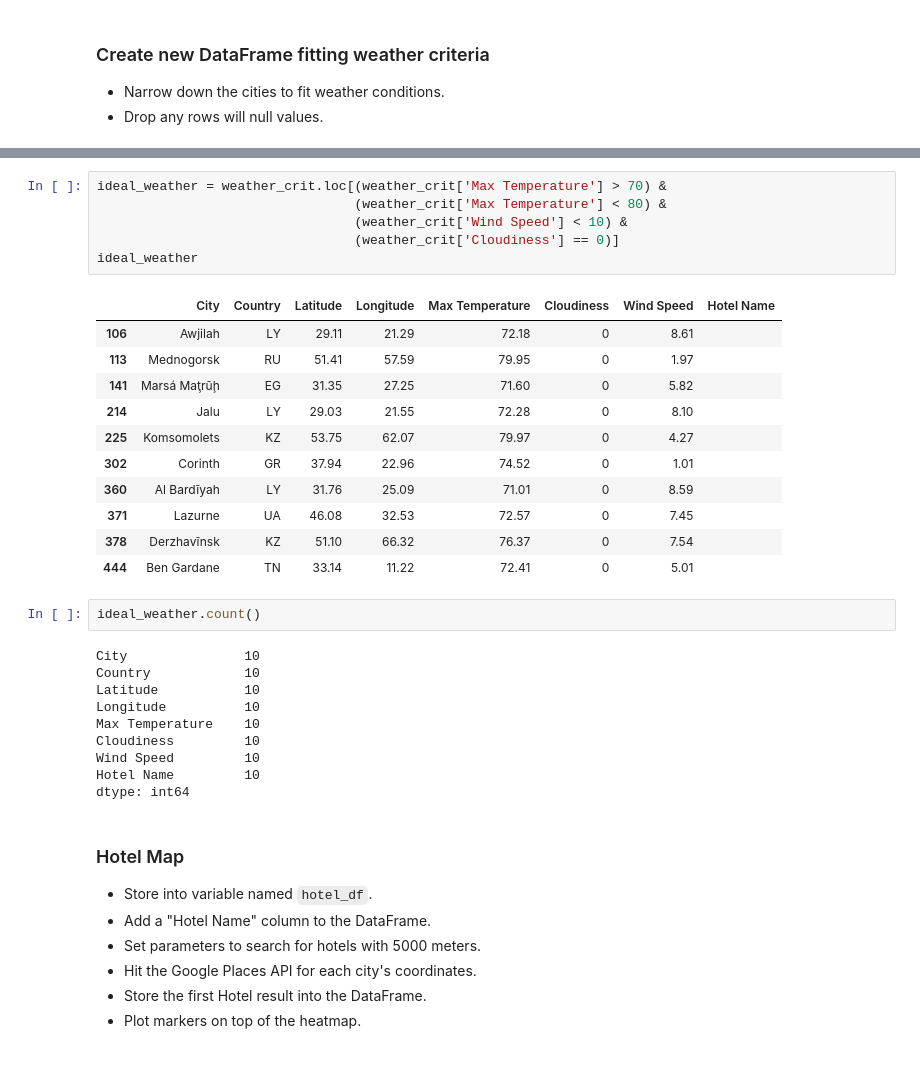
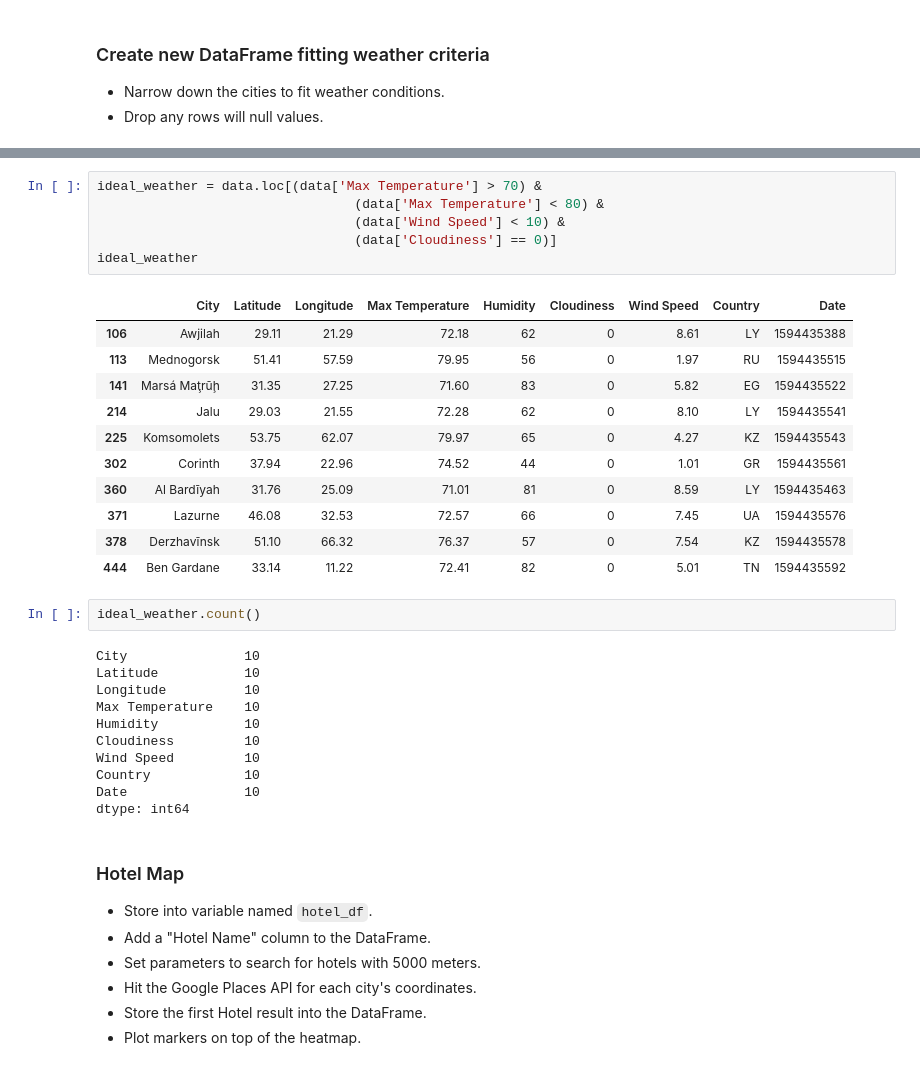
Before and after one commit to minerva-b/Python-API-Challenge, a Jupyter notebook: VacationPy/VacationPy.ipynb, the cells around one changed output, grey strips where cells are left out. Drawn from its saved outputs; the diff is of its cells as text.

Commit message:
Updating codes, before one last refresh of data.

```diff
--- a/VacationPy/VacationPy.ipynb
+++ b/VacationPy/VacationPy.ipynb
@@ -132,32 +94,33 @@ See the caveats in the documentation: https://pandas.pydata.org/pandas-docs/stab
 # %%
-ideal_weather = weather_crit.loc[(weather_crit['Max Temperature'] > 70) &
-                                 (weather_crit['Max Temperature'] < 80) &
-                                 (weather_crit['Wind Speed'] < 10) &
-                                 (weather_crit['Cloudiness'] == 0)]
+ideal_weather = data.loc[(data['Max Temperature'] > 70) &
+                                 (data['Max Temperature'] < 80) &
+                                 (data['Wind Speed'] < 10) &
+                                 (data['Cloudiness'] == 0)]
 ideal_weather
 # %% [output]
-|  | City | Country | Latitude | Longitude | Max Temperature | Cloudiness | Wind Speed | Hotel Name |
-| 106 | Awjilah | LY | 29.11 | 21.29 | 72.18 | 0 | 8.61 |  |
-| 113 | Mednogorsk | RU | 51.41 | 57.59 | 79.95 | 0 | 1.97 |  |
-| 141 | Marsá Maţrūḩ | EG | 31.35 | 27.25 | 71.60 | 0 | 5.82 |  |
-| 214 | Jalu | LY | 29.03 | 21.55 | 72.28 | 0 | 8.10 |  |
-| 225 | Komsomolets | KZ | 53.75 | 62.07 | 79.97 | 0 | 4.27 |  |
-| 302 | Corinth | GR | 37.94 | 22.96 | 74.52 | 0 | 1.01 |  |
-| 360 | Al Bardīyah | LY | 31.76 | 25.09 | 71.01 | 0 | 8.59 |  |
-| 371 | Lazurne | UA | 46.08 | 32.53 | 72.57 | 0 | 7.45 |  |
-| 378 | Derzhavīnsk | KZ | 51.10 | 66.32 | 76.37 | 0 | 7.54 |  |
-| 444 | Ben Gardane | TN | 33.14 | 11.22 | 72.41 | 0 | 5.01 |  |
+|  | City | Latitude | Longitude | Max Temperature | Humidity | Cloudiness | Wind Speed | Country | Date |
+| 106 | Awjilah | 29.11 | 21.29 | 72.18 | 62 | 0 | 8.61 | LY | 1594435388 |
+| 113 | Mednogorsk | 51.41 | 57.59 | 79.95 | 56 | 0 | 1.97 | RU | 1594435515 |
+| 141 | Marsá Maţrūḩ | 31.35 | 27.25 | 71.60 | 83 | 0 | 5.82 | EG | 1594435522 |
+| 214 | Jalu | 29.03 | 21.55 | 72.28 | 62 | 0 | 8.10 | LY | 1594435541 |
+| 225 | Komsomolets | 53.75 | 62.07 | 79.97 | 65 | 0 | 4.27 | KZ | 1594435543 |
+| 302 | Corinth | 37.94 | 22.96 | 74.52 | 44 | 0 | 1.01 | GR | 1594435561 |
+| 360 | Al Bardīyah | 31.76 | 25.09 | 71.01 | 81 | 0 | 8.59 | LY | 1594435463 |
+| 371 | Lazurne | 46.08 | 32.53 | 72.57 | 66 | 0 | 7.45 | UA | 1594435576 |
+| 378 | Derzhavīnsk | 51.10 | 66.32 | 76.37 | 57 | 0 | 7.54 | KZ | 1594435578 |
+| 444 | Ben Gardane | 33.14 | 11.22 | 72.41 | 82 | 0 | 5.01 | TN | 1594435592 |
 # %%
 ideal_weather.count()
 # %% [output]
 City               10
-Country            10
 Latitude           10
 Longitude          10
 Max Temperature    10
+Humidity           10
 Cloudiness         10
 Wind Speed         10
-Hotel Name         10
+Country            10
+Date               10
 dtype: int64
 # %% [markdown]
 ### Hotel Map
```
Also changed, not shown: parts of 16 cells of this notebook, 1 other file.
